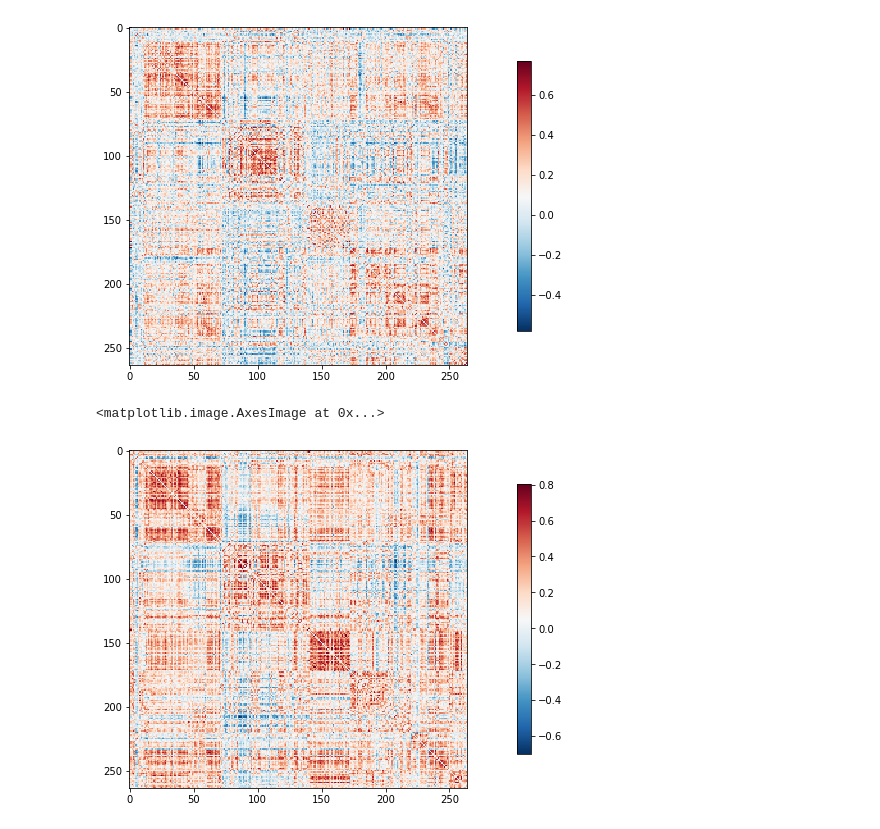
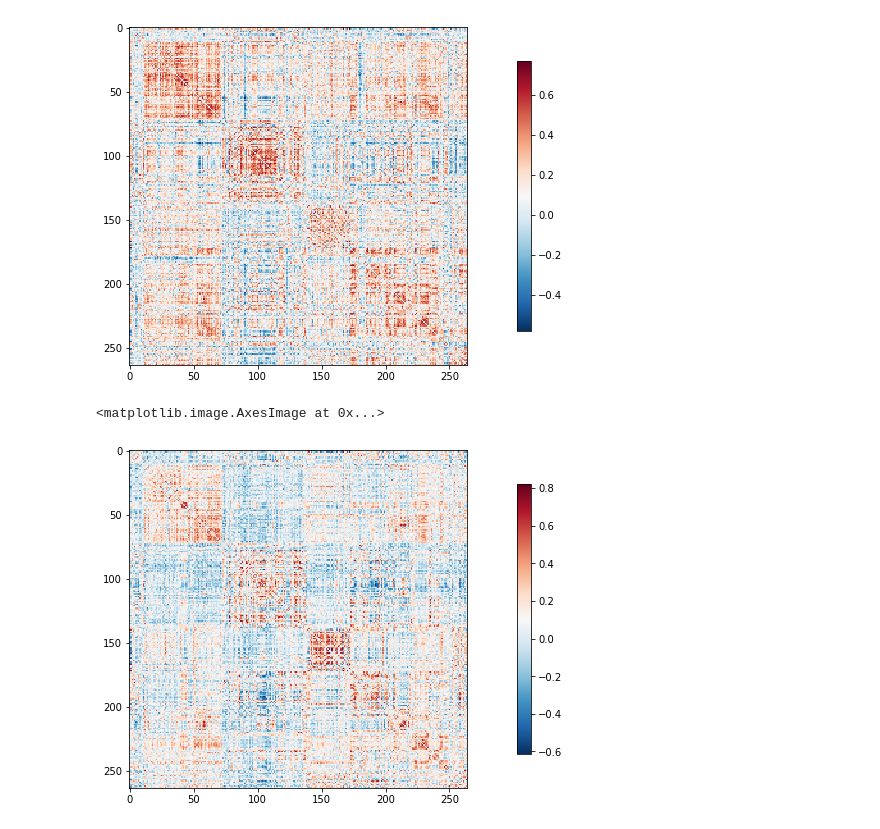
Before and after one commit to kbonna/LearningBrain_networks, a Jupyter notebook: notebooks/LB-04_static_FC_estimation.ipynb, the cells around one changed output. Saved outputs shown, nothing was run; the diff lists cells and outputs as text; code cells hidden in the pictures.

```diff
--- a/notebooks/LB-04_static_FC_estimation.ipynb
+++ b/notebooks/LB-04_static_FC_estimation.ipynb
@@ -34,6 +34,6 @@ out_dir = '/home/finc/Dropbox/Projects/LearningBrain/github/LearningBrain_networ
 # %%
-dual_timeseries = np.load(top_dir + "LearningBrain_dualnback_timeseries_hp_0.009_aCompCor_power.npy")
-rest_timeseries = np.load(top_dir + "LearningBrain_rest_timeseries_hp_0.009_aCompCor_power.npy")
+dual_timeseries = np.load(top_dir + "LearningBrain_dualnback_timeseries_lp_0.08_aCompCor_power.npy")
+rest_timeseries = np.load(top_dir + "LearningBrain_rest_timeseries_lp_0.08_aCompCor_power.npy")
 
 print(dual_timeseries.shape)
 print(rest_timeseries.shape)
@@ -125,7 +122,7 @@ for sub in range(len(rest_timeseries[:, 0, 0, 0])):
     for ses in range(len(rest_timeseries[0, :, 0, 0 ])):
 
         correlation_measure = ConnectivityMeasure(kind = 'correlation')
-        rest = correlation_measure.fit_transform([rest_timeseries[0, 0, :, : ]])[0]
+        rest = correlation_measure.fit_transform([rest_timeseries[sub, ses, :, : ]])[0]
         np.fill_diagonal(rest, 0)
 
         correlarion_matrices_rest[sub, ses, 0, :, :] = rest
@@ -143,0 +133,5 @@ print(correlarion_matrices_rest.shape)
+# %%
+# concatenating resting and dualnback data
+
+correlation_matrices_all = np.concatenate((correlarion_matrices_rest, correlarion_matrices_dual), axis = 2)
+np.save(out_dir + 'LearningBrain_matrices_all_lp_0.08_aCompCor_power.npy', correlation_matrices_all)
@@ -159,10 +157,10 @@ plotting.plot_matrix(corelation_matrices_all[2, 3, 2, :, :])
 <matplotlib.image.AxesImage at 0x...>
 [figure]
 # %%
-# 2-back
+# rest
 
-plotting.plot_matrix(corelation_matrices_all[2, 3, 0, :, :])
+plotting.plot_matrix(correlation_matrices_all[2, 3, 0, :, :])
 # %% [output]
 <matplotlib.image.AxesImage at 0x...>
-[figure, old version]
+[figure, new version]
 # %%
```
Also changed, not shown: parts of 12 cells of this notebook, 4 other files.
